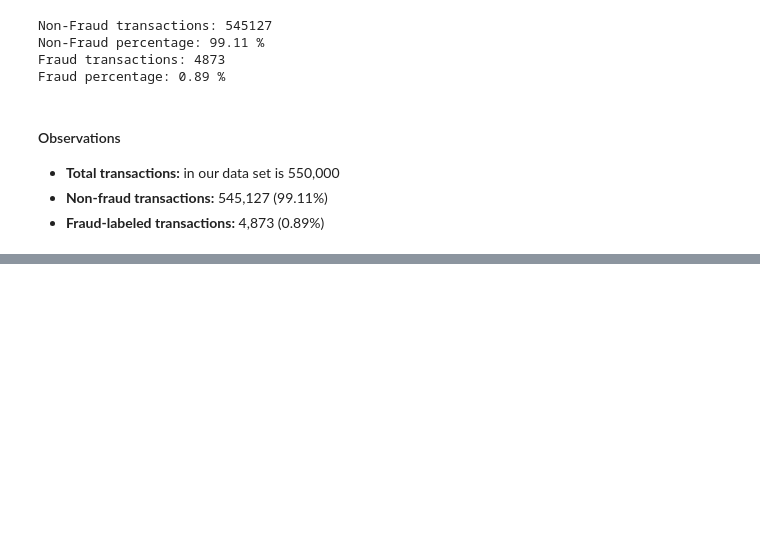
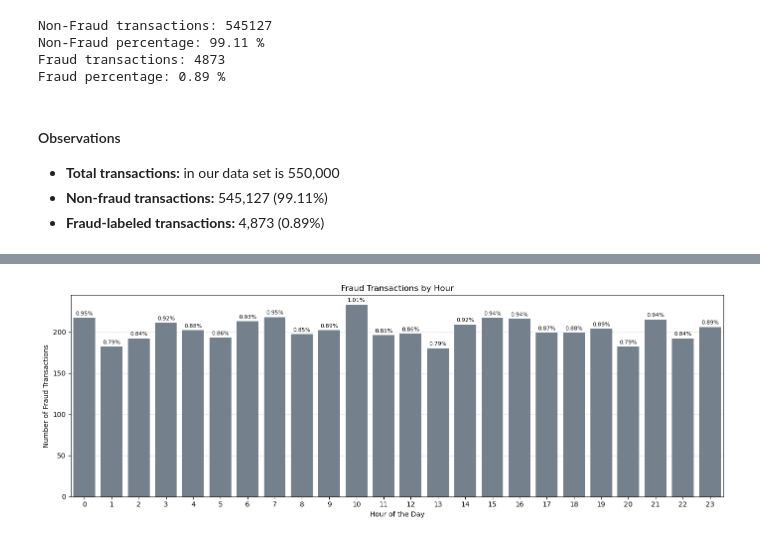
Before and after one commit to MrinmoyTalukdar27/FraudLens-Indian-Banking-Analytics, a Jupyter notebook: EDA.ipynb, the cells around one changed output, grey strips where cells are left out. Cells and saved outputs as stored; diff of their text form; code cells hidden in the pictures; blank space fills up the shorter version.

```diff
--- a/EDA.ipynb
+++ b/EDA.ipynb
@@ -71,0 +128,13 @@ Fraud percentage: 0.89 %
+# %%
+# Fraud analysis by hour will help us to find if there are specific hours of the day when fraud transactions happans more frequently.
+fraud_by_hour = df.groupby("transaction_hour").agg(
+    Total_Transactions=("is_fraud", "count"),
+    Fraud_Transactions=("is_fraud", "sum")
+)
+
+fraud_by_hour["Fraud_Rate_%"] = (
+    fraud_by_hour["Fraud_Transactions"] /
+    fraud_by_hour["Total_Transactions"] * 100
+).round(2)
+
+print(fraud_by_hour)
@@ -71,0 +159,34 @@ Fraud percentage: 0.89 %
+# %%
+#now we are just visualizing the fraud rate by hour using a bar plot
+plt.figure(figsize=(14,5))
+
+ax = sns.barplot(data=fraud_by_hour.reset_index(),x="transaction_hour",y="Fraud_Transactions",color="slategray")
+
+# just A=adding fraud rate percentage above each bar
+for i, bar in enumerate(ax.patches):
+    height = bar.get_height()
+    hour = int(bar.get_x() + bar.get_width() / 2)
+
+    fraud_rate = fraud_by_hour.loc[hour, "Fraud_Rate_%"]
+
+    ax.text(
+        bar.get_x() + bar.get_width() / 2,
+        height + 2,
+        f"{fraud_rate:.2f}%",
+        ha="center",
+        va="bottom",
+        fontsize=8
+    )
+
+plt.title("Fraud Transactions by Hour")
+plt.xlabel("Hour of the Day")
+plt.ylabel("Number of Fraud Transactions")
+
+plt.xticks(range(0, 24))
+plt.grid(axis="y", linestyle="--", alpha=0.5)
+plt.gca().set_axisbelow(True)
+
+plt.tight_layout()
+plt.show()
+# %% [output]
+[figure, added]
```
Also changed, not shown: parts of 25 cells of this notebook.
